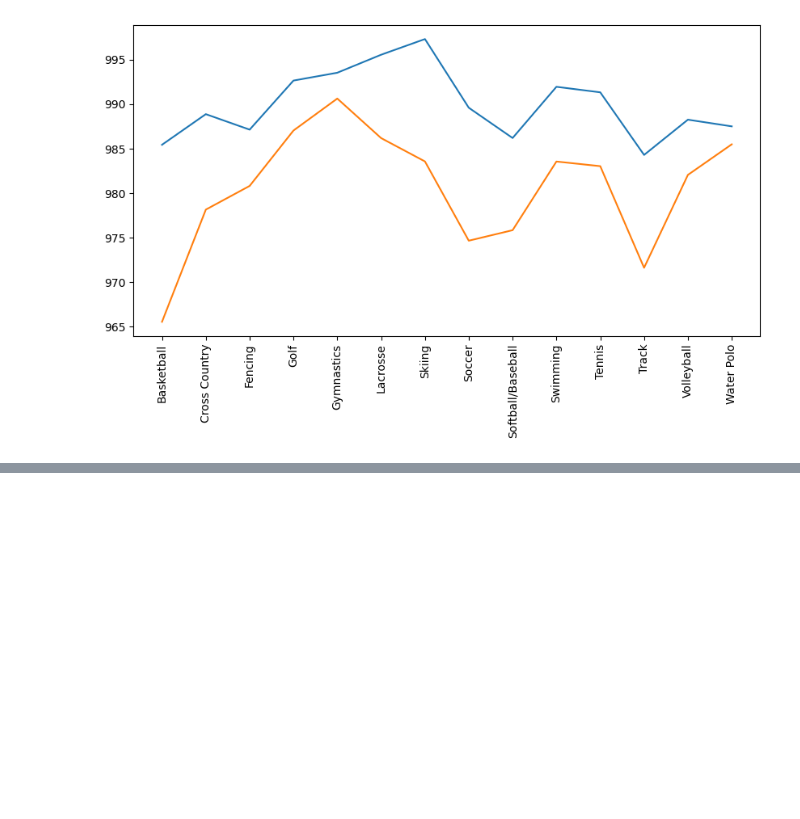
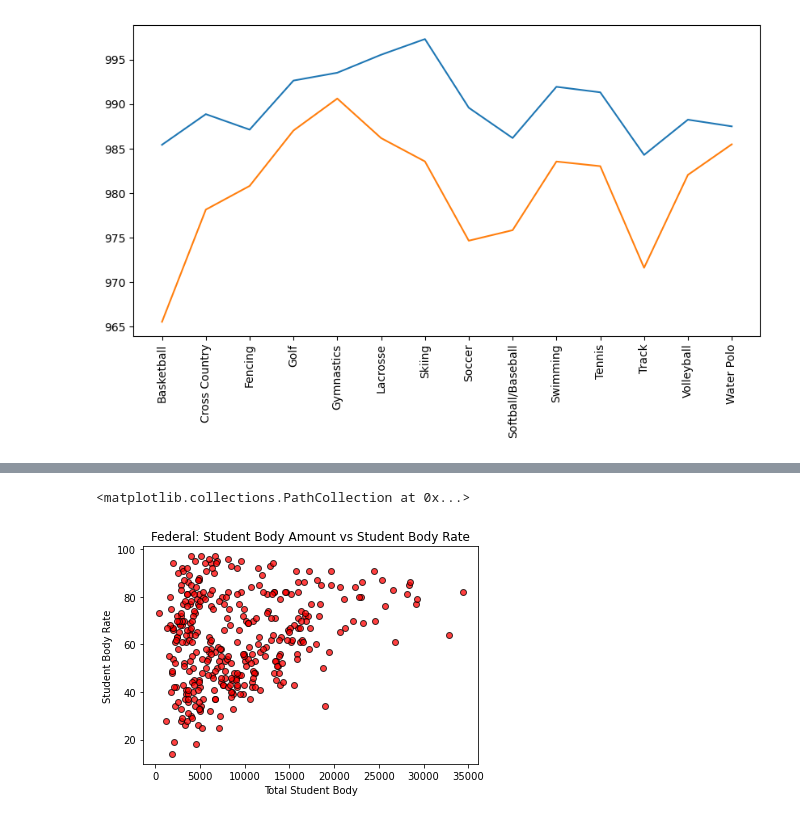
Before and after one commit to ashante112/Project1-Team2, a Jupyter notebook: Project1-Team2/Project1.ipynb, the cells around one changed output, grey strips where cells are left out. Saved outputs shown, nothing was run; the diff lists cells and outputs as text; code cells hidden in the pictures; blank space fills up the shorter version.

```diff
--- a/Project1-Team2/Project1.ipynb
+++ b/Project1-Team2/Project1.ipynb
@@ -197,2 +242,16 @@ plt.xticks(sport_list,rotation="vertical")
+# %%
+#sport_names = mean_df.index.tolist()
+
+x_axis = fed_rate_df["FED_N_SB"]
+y_axis = fed_rate_df["FED_RATE_SB"]
+
+plt.xlabel("Total Student Body")
+plt.ylabel("Student Body Rate")
+plt.title("Federal: Student Body Amount vs Student Body Rate")
+
+plt.scatter(x_axis, y_axis, marker="o", c = 'red', edgecolors="black", alpha=0.75)
+# %% [output]
+<matplotlib.collections.PathCollection at 0x...>
+[figure, added]
 # %%
 # Geographical representation of schools by APR score
```
Also changed, not shown: parts of 7 cells of this notebook, 1 other file.
